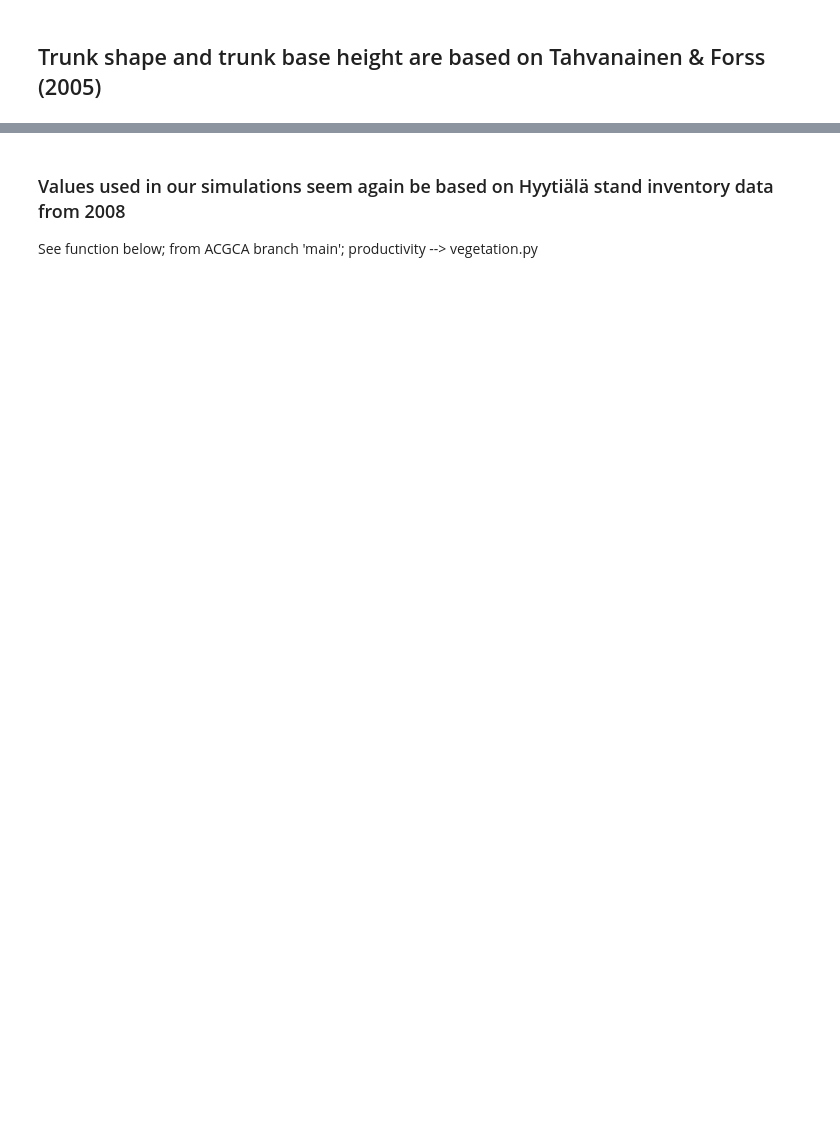
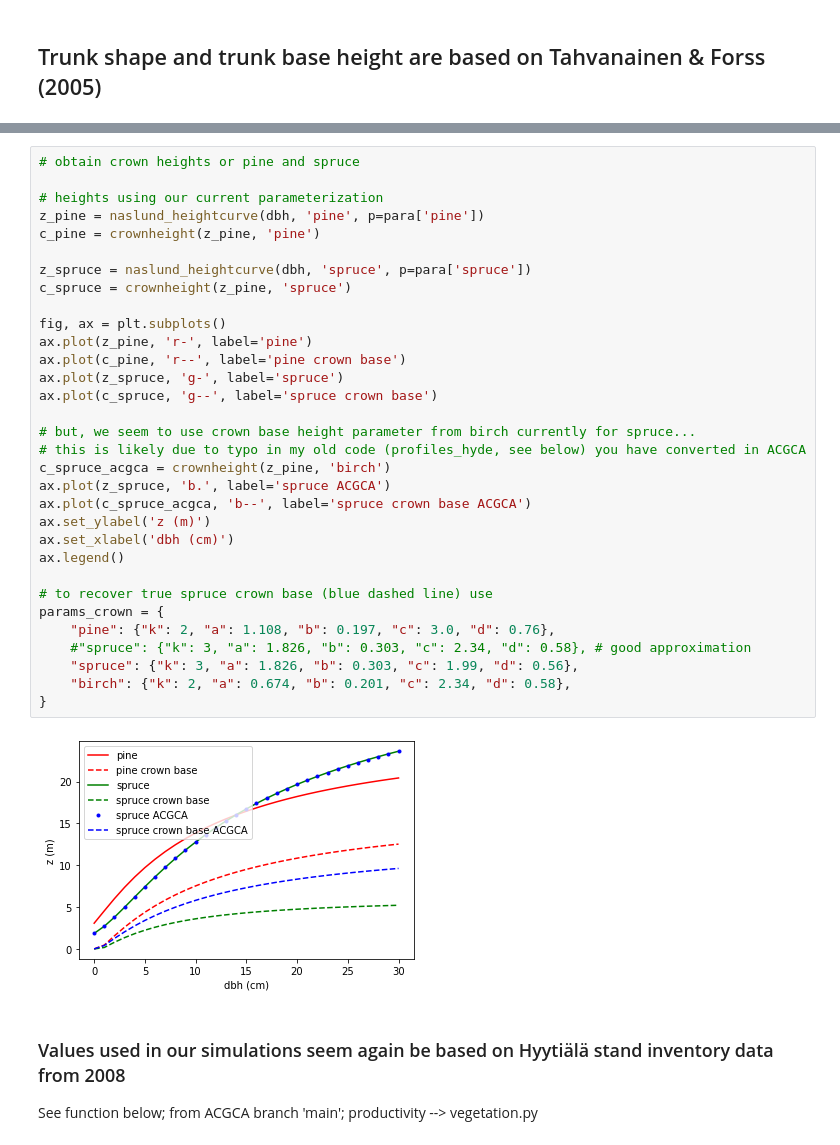
Before and after one commit to slauniainen/Presentations, a Jupyter notebook: Naslund_notes.ipynb, the cells around one changed output, grey strips where cells are left out. Cells and saved outputs as stored; diff of their text form; blank space fills up the shorter version.

Commit message:
Corrected typos + added crown base height

```diff
--- a/Naslund_notes.ipynb
+++ b/Naslund_notes.ipynb
@@ -121,6 +110,40 @@ def crownheight(h, species):
         ht = np.maximum(0.0, ht)
 
     return ht
+# %%
+# obtain crown heights or pine and spruce
+
+# heights using our current parameterization
+z_pine = naslund_heightcurve(dbh, 'pine', p=para['pine'])
+c_pine = crownheight(z_pine, 'pine')
+
+z_spruce = naslund_heightcurve(dbh, 'spruce', p=para['spruce'])
+c_spruce = crownheight(z_pine, 'spruce')
+
+fig, ax = plt.subplots()
+ax.plot(z_pine, 'r-', label='pine')
+ax.plot(c_pine, 'r--', label='pine crown base')
+ax.plot(z_spruce, 'g-', label='spruce')
+ax.plot(c_spruce, 'g--', label='spruce crown base')
+
+# but, we seem to use crown base height parameter from birch currently for spruce...
+# this is likely due to typo in my old code (profiles_hyde, see below) you have converted in ACGCA
+c_spruce_acgca = crownheight(z_pine, 'birch')
+ax.plot(z_spruce, 'b.', label='spruce ACGCA')
+ax.plot(c_spruce_acgca, 'b--', label='spruce crown base ACGCA')
+ax.set_ylabel('z (m)')
+ax.set_xlabel('dbh (cm)')
+ax.legend()
+
+# to recover true spruce crown base (blue dashed line) use
+params_crown = {
+    "pine": {"k": 2, "a": 1.108, "b": 0.197, "c": 3.0, "d": 0.76},
+    #"spruce": {"k": 3, "a": 1.826, "b": 0.303, "c": 2.34, "d": 0.58}, # good approximation
+    "spruce": {"k": 3, "a": 1.826, "b": 0.303, "c": 1.99, "d": 0.56},
+    "birch": {"k": 2, "a": 0.674, "b": 0.201, "c": 2.34, "d": 0.58},
+}
+# %% [output]
+[figure, added]
 # %% [markdown]
 ### Values used in our simulations seem again be based on Hyytiälä stand inventory data from 2008
 
```
Also changed, not shown: parts of 8 cells of this notebook.
